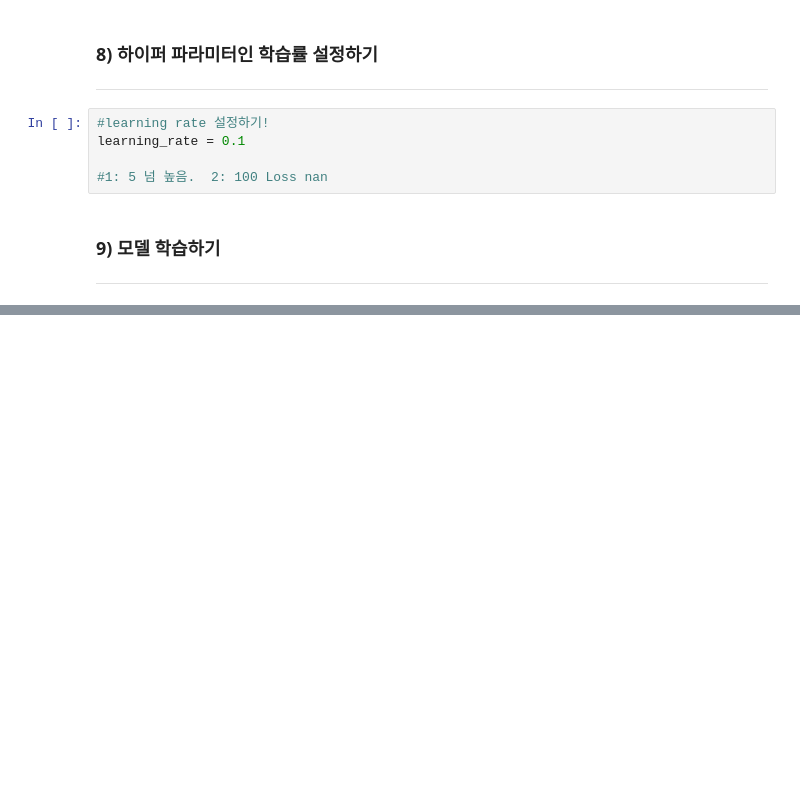
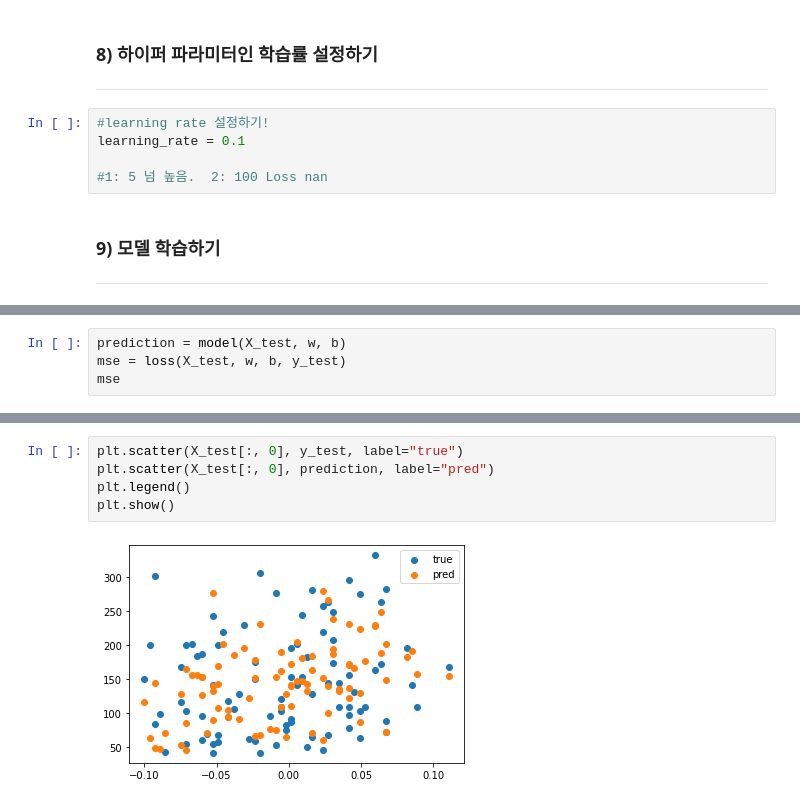
Before and after one commit to Chabbbbbo/EXPLORATION, a Jupyter notebook: EXPLORATION_2.실습.ipynb, the cells around one changed output, grey strips where cells are left out. Drawn from its saved outputs; the diff is of its cells as text; blank space fills up the shorter version.

```diff
--- a/EXPLORATION_2.실습.ipynb
+++ b/EXPLORATION_2.실습.ipynb
@@ -231,0 +302,4 @@ x축에는 X 데이터의 첫 번째 컬럼을, y축에는 정답인 target 데
+# %%
+prediction = model(X_test, w, b)
+mse = loss(X_test, w, b, y_test)
+mse
@@ -231,0 +312,7 @@ x축에는 X 데이터의 첫 번째 컬럼을, y축에는 정답인 target 데
+# %%
+plt.scatter(X_test[:, 0], y_test, label="true")
+plt.scatter(X_test[:, 0], prediction, label="pred")
+plt.legend()
+plt.show()
+# %% [output]
+[figure, added]
```
Also changed, not shown: parts of 41 cells of this notebook.
